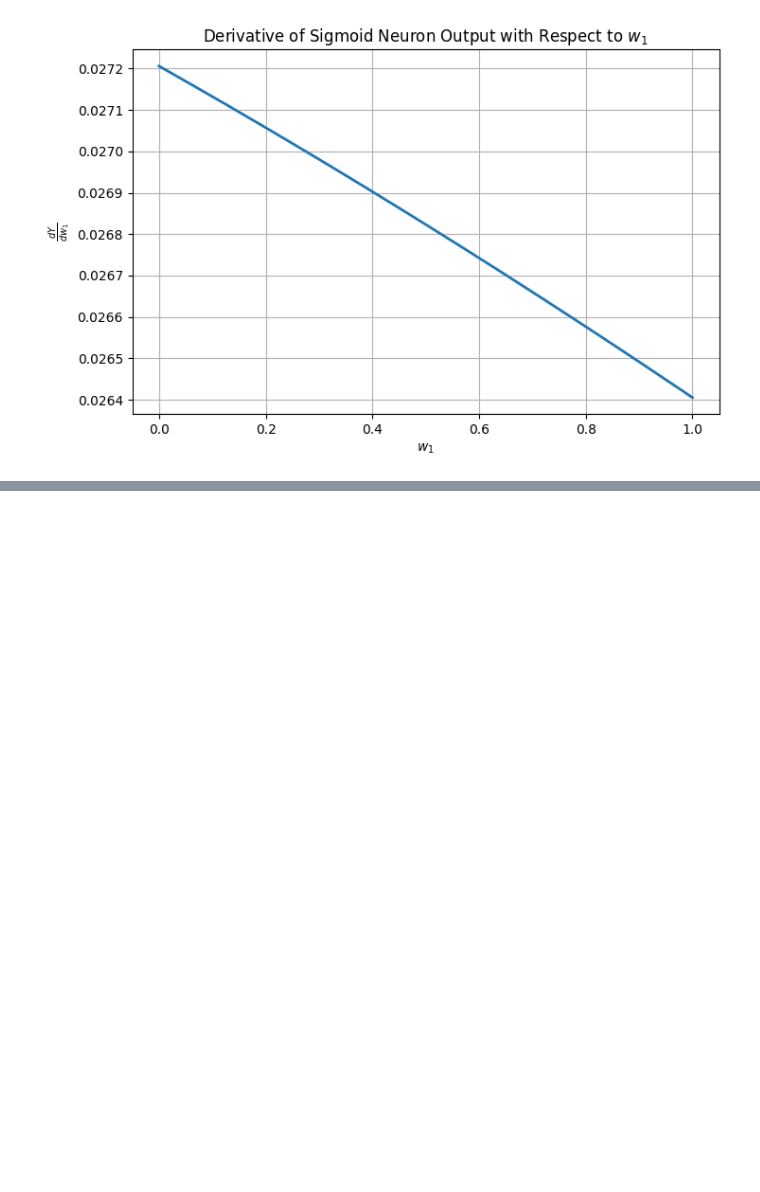
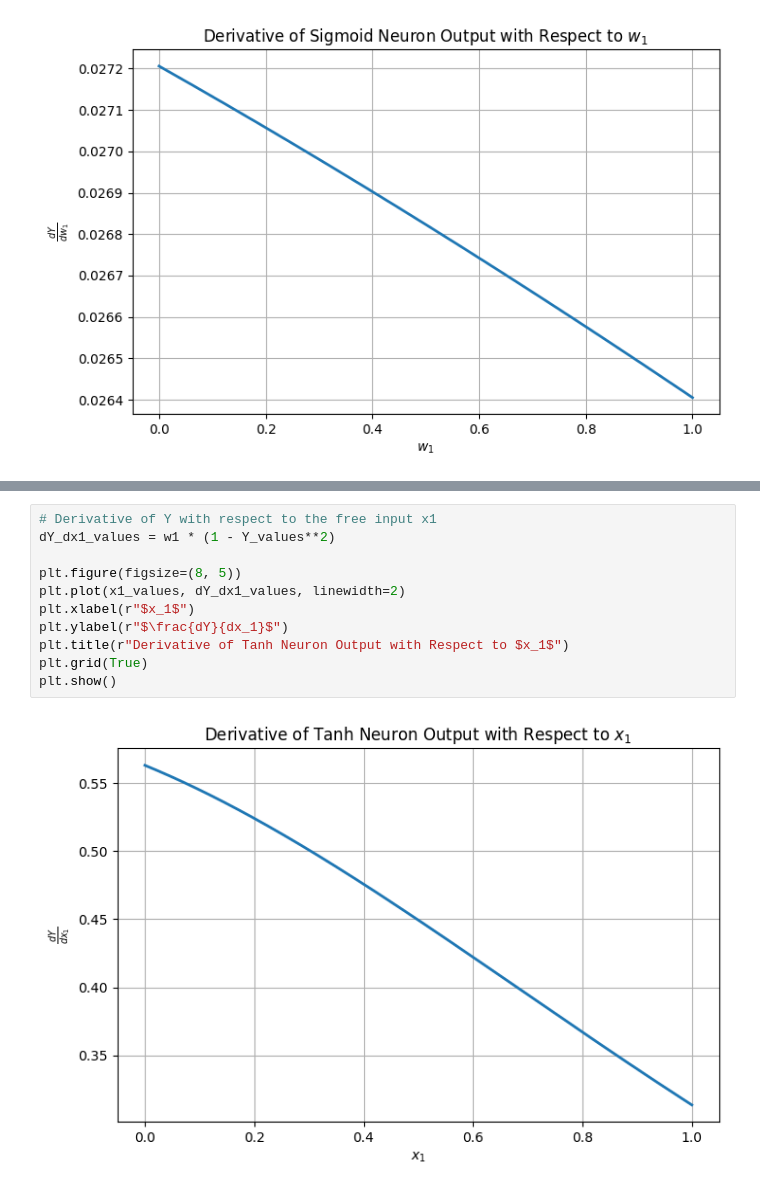
Before and after one commit to davidazimov069-maker/DeepLearning, a Jupyter notebook: Ex1/Ex1.ipynb, the cells around one changed output, grey strips where cells are left out. Saved outputs shown, nothing was run; the diff lists cells and outputs as text; blank space fills up the shorter version.

```diff
--- a/Ex1/Ex1.ipynb
+++ b/Ex1/Ex1.ipynb
@@ -525,0 +754,13 @@ $$
+# %%
+# Derivative of Y with respect to the free input x1
+dY_dx1_values = w1 * (1 - Y_values**2)
+
+plt.figure(figsize=(8, 5))
+plt.plot(x1_values, dY_dx1_values, linewidth=2)
+plt.xlabel(r"$x_1$")
+plt.ylabel(r"$\frac{dY}{dx_1}$")
+plt.title(r"Derivative of Tanh Neuron Output with Respect to $x_1$")
+plt.grid(True)
+plt.show()
+# %% [output]
+[figure, added]
```
Also changed, not shown: parts of 8 cells of this notebook.
